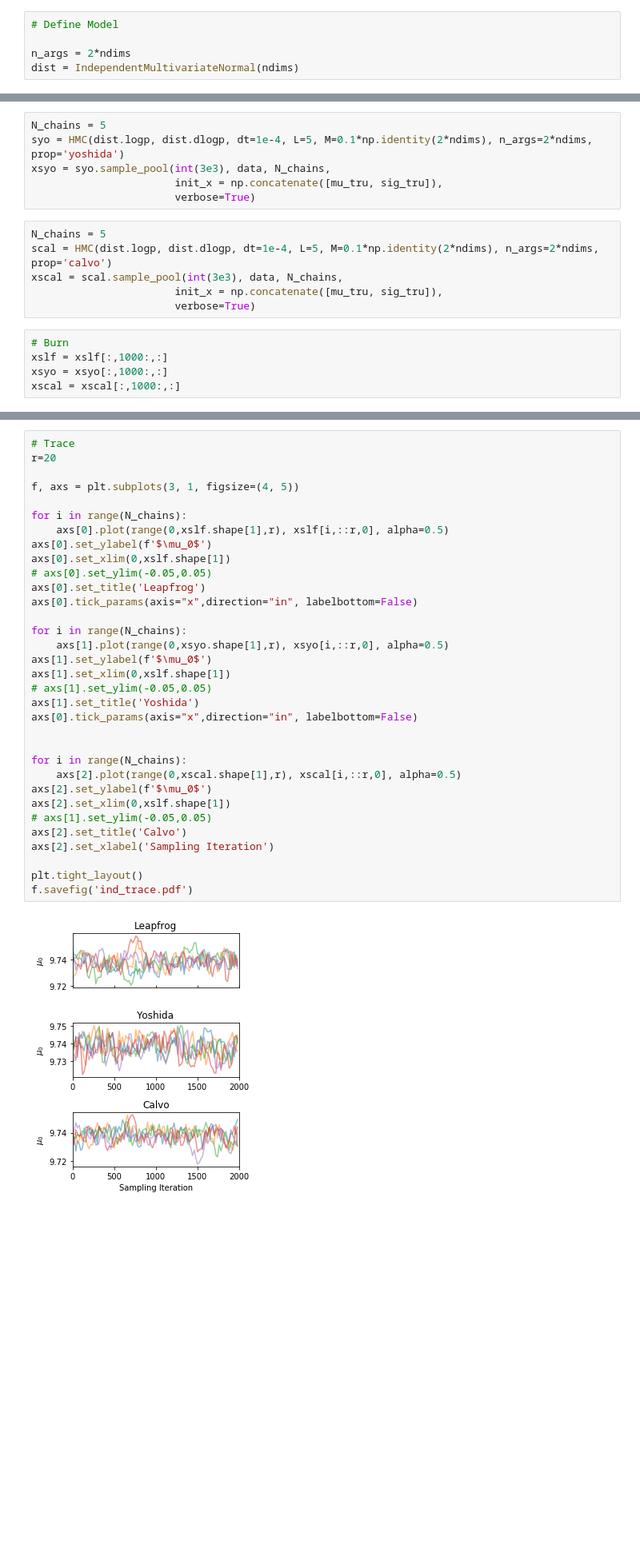
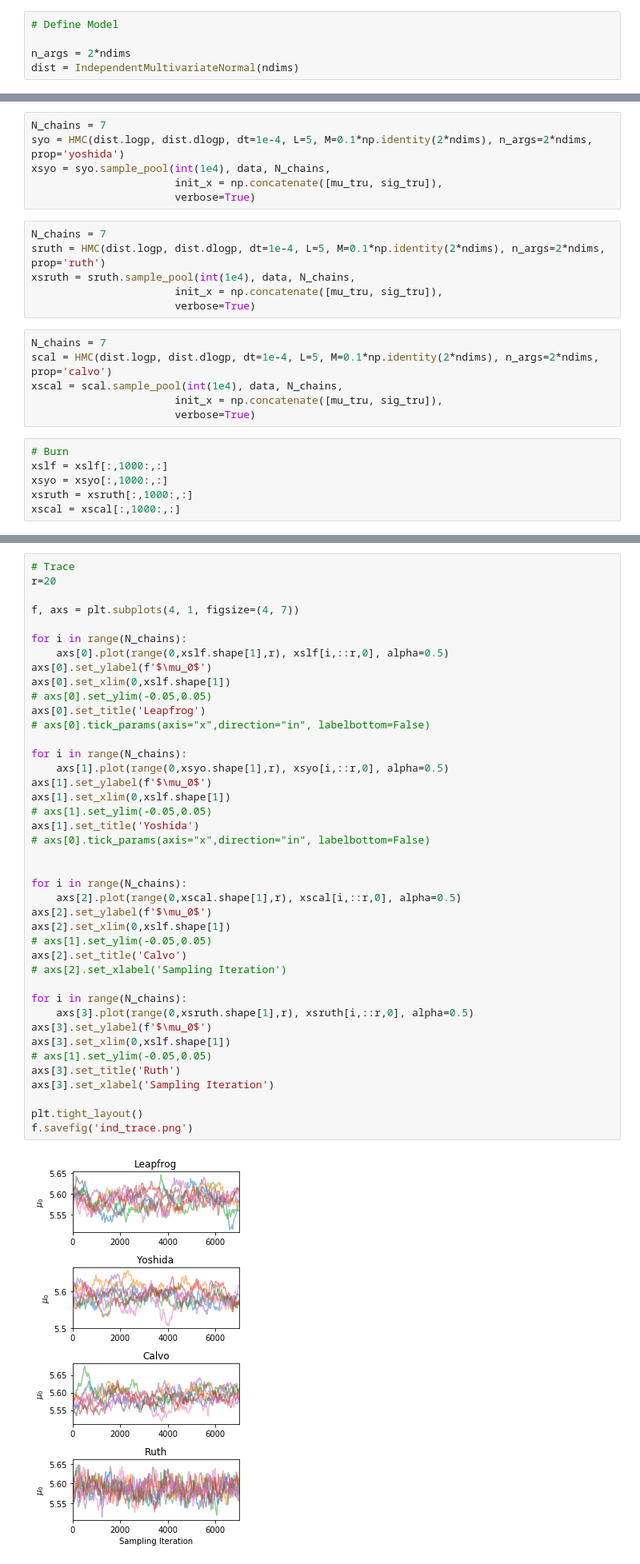
Before and after one commit to maho3/symHMC, a Jupyter notebook: HMC-run.ipynb, the cells around one changed output, grey strips where cells are left out. Shown at 80% size. Drawn from its saved outputs; the diff is of its cells as text; blank space fills up the shorter version.

```diff
--- a/HMC-run.ipynb
+++ b/HMC-run.ipynb
@@ -426,19 +325,26 @@ howdy
 # %%
-N_chains = 5
+N_chains = 7
 syo = HMC(dist.logp, dist.dlogp, dt=1e-4, L=5, M=0.1*np.identity(2*ndims), n_args=2*ndims, prop='yoshida')
-xsyo = syo.sample_pool(int(3e3), data, N_chains,
+xsyo = syo.sample_pool(int(1e4), data, N_chains,
                        init_x = np.concatenate([mu_tru, sig_tru]),
                        verbose=True)
+# %%
+N_chains = 7
+sruth = HMC(dist.logp, dist.dlogp, dt=1e-4, L=5, M=0.1*np.identity(2*ndims), n_args=2*ndims, prop='ruth')
+xsruth = sruth.sample_pool(int(1e4), data, N_chains,
+                       init_x = np.concatenate([mu_tru, sig_tru]),
+                       verbose=True)
 # %%
-N_chains = 5
+N_chains = 7
 scal = HMC(dist.logp, dist.dlogp, dt=1e-4, L=5, M=0.1*np.identity(2*ndims), n_args=2*ndims, prop='calvo')
-xscal = scal.sample_pool(int(3e3), data, N_chains,
+xscal = scal.sample_pool(int(1e4), data, N_chains,
                        init_x = np.concatenate([mu_tru, sig_tru]),
                        verbose=True)
 # %%
 # Burn
 xslf = xslf[:,1000:,:]
 xsyo = xsyo[:,1000:,:]
+xsruth = xsruth[:,1000:,:]
 xscal = xscal[:,1000:,:]
 # %%
 # Corner plot
@@ -464,38 +375,46 @@ f.savefig('ind_corner.pdf')
 # %%
 # Trace
 r=20
 
-f, axs = plt.subplots(3, 1, figsize=(4, 5))
+f, axs = plt.subplots(4, 1, figsize=(4, 7))
 
 for i in range(N_chains):
     axs[0].plot(range(0,xslf.shape[1],r), xslf[i,::r,0], alpha=0.5)
 axs[0].set_ylabel(f'$\mu_0$')
 axs[0].set_xlim(0,xslf.shape[1])
 # axs[0].set_ylim(-0.05,0.05)
 axs[0].set_title('Leapfrog')
-axs[0].tick_params(axis="x",direction="in", labelbottom=False)
+# axs[0].tick_params(axis="x",direction="in", labelbottom=False)
 
 for i in range(N_chains):
     axs[1].plot(range(0,xsyo.shape[1],r), xsyo[i,::r,0], alpha=0.5)
 axs[1].set_ylabel(f'$\mu_0$')
 axs[1].set_xlim(0,xslf.shape[1])
 # axs[1].set_ylim(-0.05,0.05)
 axs[1].set_title('Yoshida')
-axs[0].tick_params(axis="x",direction="in", labelbottom=False)
+# axs[0].tick_params(axis="x",direction="in", labelbottom=False)
 
 
 for i in range(N_chains):
     axs[2].plot(range(0,xscal.shape[1],r), xscal[i,::r,0], alpha=0.5)
 axs[2].set_ylabel(f'$\mu_0$')
 axs[2].set_xlim(0,xslf.shape[1])
 # axs[1].set_ylim(-0.05,0.05)
 axs[2].set_title('Calvo')
-axs[2].set_xlabel('Sampling Iteration')
+# axs[2].set_xlabel('Sampling Iteration')
+
+for i in range(N_chains):
+    axs[3].plot(range(0,xsruth.shape[1],r), xsruth[i,::r,0], alpha=0.5)
+axs[3].set_ylabel(f'$\mu_0$')
+axs[3].set_xlim(0,xslf.shape[1])
+# axs[1].set_ylim(-0.05,0.05)
+axs[3].set_title('Ruth')
+axs[3].set_xlabel('Sampling Iteration')
 
 plt.tight_layout()
-f.savefig('ind_trace.pdf')
+f.savefig('ind_trace.png')
 # %% [output]
-[figure, old version]
+[figure, new version]
 # %% [markdown]
 # Multivariate Normal $\mathcal{N}(0,\Sigma^{-1})$ + LF
 # %%
```
Also changed, not shown: parts of 3 cells of this notebook, 3 other files.
